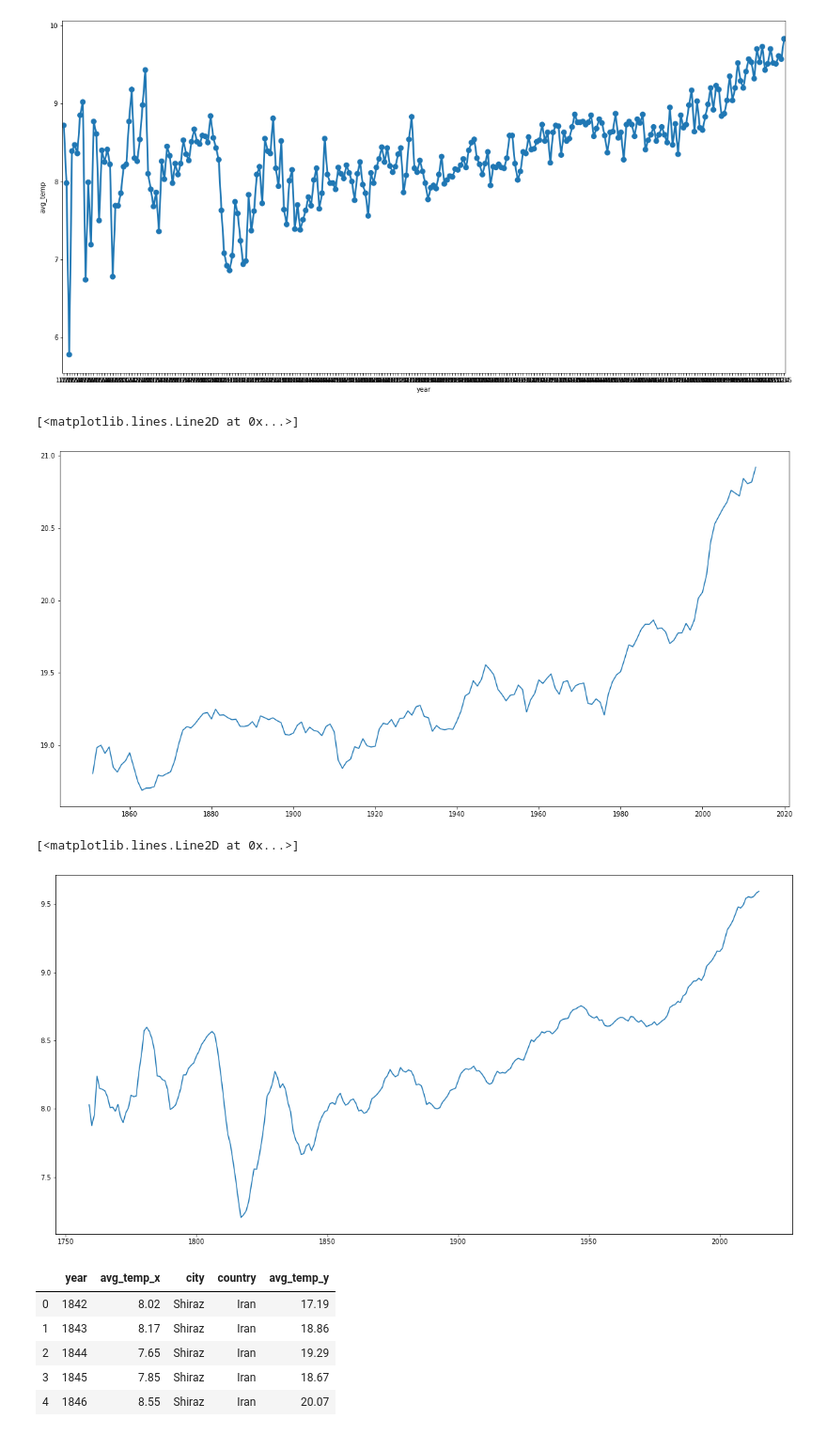
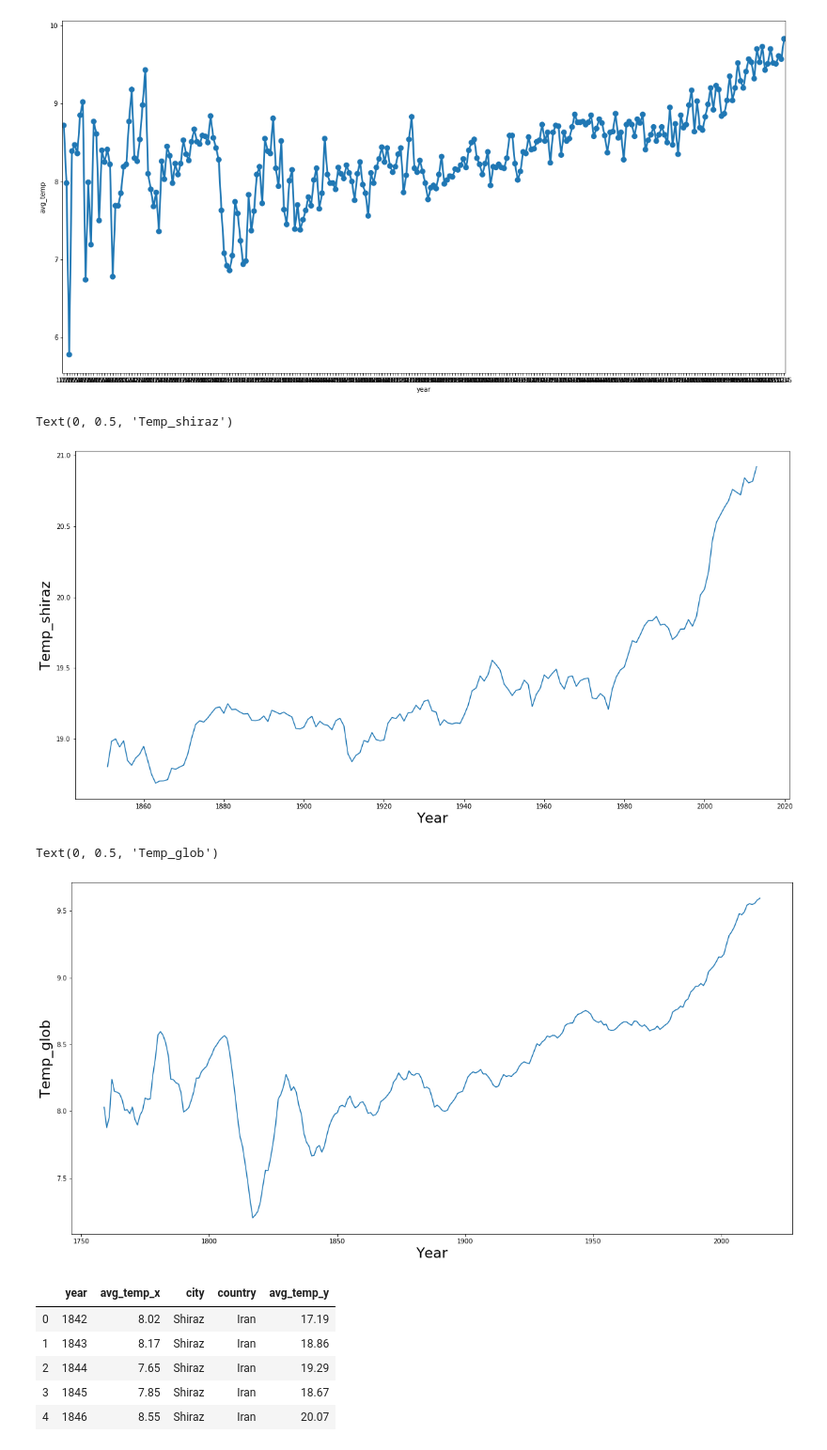
Before and after one commit to mzhoolideh/data_science_pract, a Jupyter notebook: weather_trend/explore_weather_trends.ipynb, the cells around one changed output. Shown at 94% size. Drawn from its saved outputs; the diff is of its cells as text; code cells hidden in the pictures.

```diff
--- a/weather_trend/explore_weather_trends.ipynb
+++ b/weather_trend/explore_weather_trends.ipynb
@@ -89,9 +89,11 @@ mv_avg_no_nan = mv_avg_list[window_size-1:]
 # %%
 plt.figure(figsize=(20,10),)
 plt.plot(my_city.year[window_size-1:], mv_avg_no_nan)
+plt.xlabel("Year", fontsize=22)
+plt.ylabel("Temp_shiraz", fontsize=22)
 # %% [output]
-[<matplotlib.lines.Line2D at 0x...>]
+Text(0, 0.5, 'Temp_shiraz')
-[figure, old version]
+[figure, new version]
 # %%
 window_size = 10
 gb_mv_avg = global_data_df.avg_temp.rolling(window_size).mean()
@@ -100,9 +102,11 @@ gb_mv_avg_no_nan = gb_mv_avg_list[window_size-1:]
 # %%
 plt.figure(figsize=(20,10),)
 plt.plot(global_data_df.year[window_size-1:], gb_mv_avg_no_nan)
+plt.xlabel("Year", fontsize=22)
+plt.ylabel("Temp_glob", fontsize=22)
 # %% [output]
-[<matplotlib.lines.Line2D at 0x...>]
+Text(0, 0.5, 'Temp_glob')
-[figure, old version]
+[figure, new version]
 # %%
 merged_df = pd.merge(global_data_df, my_city, on='year')
 merged_df.head()
```
Also changed, not shown: parts of 3 cells of this notebook.
